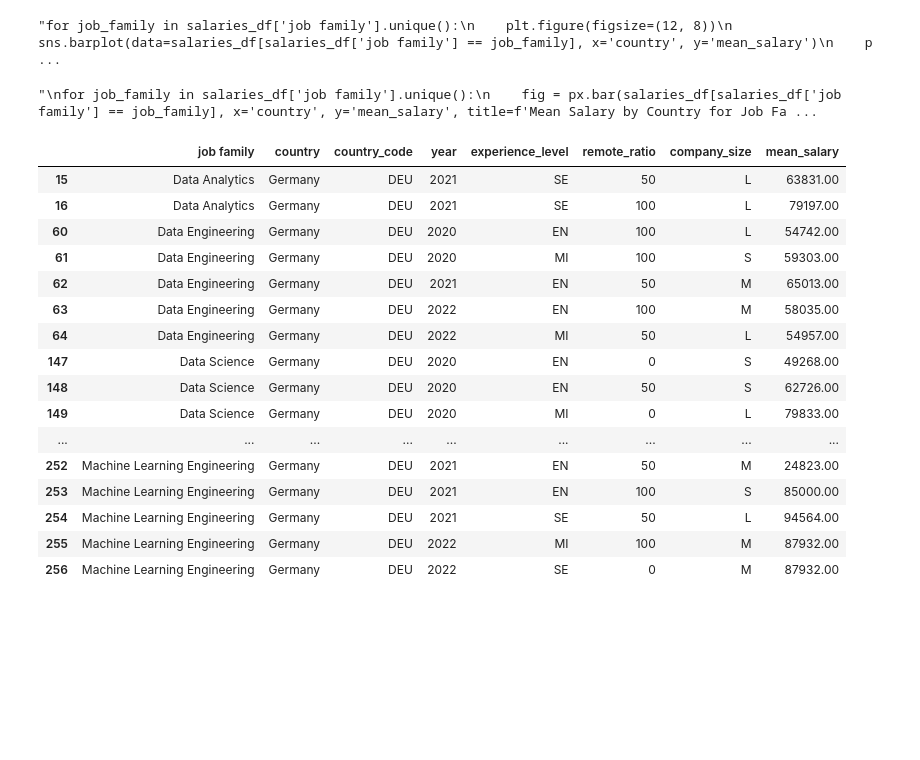
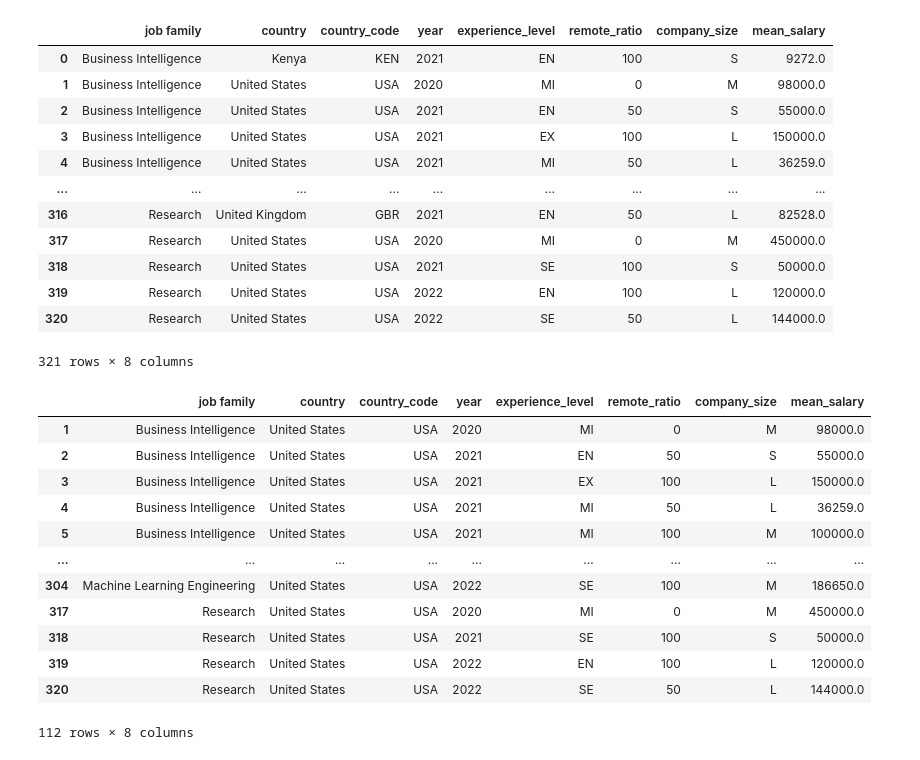
Before and after one commit to JeffDarhyl/Datafield-salaries, a Jupyter notebook: th.ipynb, the cells around one changed output. Drawn from its saved outputs; the diff is of its cells as text; code cells hidden in the pictures; blank space fills up the shorter version.

```diff
--- a/th.ipynb
+++ b/th.ipynb
@@ -69,31 +61,19 @@ salaries = salaries.to_dict()
 # %%
 salaries_df = pd.concat([pd.DataFrame([(key[0], key[1], key[2], key[3], key[4], key[5], key[6], value)], columns=['job family', 'country', 'country_code', 'year', 'experience_level', 'remote_ratio', 'company_size', 'mean_salary']) for key, value in salaries.items()], ignore_index=True)
 
 salaries_df.to_csv('echo.csv')
+salaries_df
+# %% [output]
+|  | job family | country | country_code | year | experience_level | remote_ratio | company_size | mean_salary |
+| 0 | Business Intelligence | Kenya | KEN | 2021 | EN | 100 | S | 9272.0 |
+| 1 | Business Intelligence | United States | USA | 2020 | MI | 0 | M | 98000.0 |
+| 2 | Business Intelligence | United States | USA | 2021 | EN | 50 | S | 55000.0 |
+| 3 | Business Intelligence | United States | USA | 2021 | EX | 100 | L | 150000.0 |
+| 4 | Business Intelligence | United States | USA | 2021 | MI | 50 | L | 36259.0 |
+| ... | ... | ... | ... | ... | ... | ... | ... | ... |
+| 316 | Research | United Kingdom | GBR | 2021 | EN | 50 | L | 82528.0 |
+| 317 | Research | United States | USA | 2020 | MI | 0 | M | 450000.0 |
+| 318 | Research | United States | USA | 2021 | SE | 100 | S | 50000.0 |
+| 319 | Research | United States | USA | 2022 | EN | 100 | L | 120000.0 |
+| 320 | Research | United States | USA | 2022 | SE | 50 | L | 144000.0 |
+321 rows × 8 columns
-# %%
-import seaborn as sns
-import matplotlib.pyplot as plt
-
-"""for job_family in salaries_df['job family'].unique():
-    plt.figure(figsize=(12, 8))
-    sns.barplot(data=salaries_df[salaries_df['job family'] == job_family], x='country', y='mean_salary')
-    plt.title(f'Mean Salary by Country for Job Family: {job_family}')
-    plt.xticks(rotation=45)
-    plt.ylabel('Mean Salary')
-    plt.xlabel('Country')
-    plt.show()
-"""
-# %% [output]
-"for job_family in salaries_df['job family'].unique():\n    plt.figure(figsize=(12, 8))\n    sns.barplot(data=salaries_df[salaries_df['job family'] == job_family], x='country', y='mean_salary')\n    p ...
-# %%
-import plotly.express as px
-import pandas as pd
-
-"""
-for job_family in salaries_df['job family'].unique():
-    fig = px.bar(salaries_df[salaries_df['job family'] == job_family], x='country', y='mean_salary', title=f'Mean Salary by Country for Job Family: {job_family}')
-    fig.update_xaxes(tickangle=45)
-    fig.show()
-"""
-# %% [output]
-"\nfor job_family in salaries_df['job family'].unique():\n    fig = px.bar(salaries_df[salaries_df['job family'] == job_family], x='country', y='mean_salary', title=f'Mean Salary by Country for Job Fa ...
@@ -112,23 +80,3 @@ fig.show()
-# %%
-salaries_df[salaries_df['country'] == 'Germany']
-# %% [output]
-|  | job family | country | country_code | year | experience_level | remote_ratio | company_size | mean_salary |
-| 15 | Data Analytics | Germany | DEU | 2021 | SE | 50 | L | 63831.00 |
-| 16 | Data Analytics | Germany | DEU | 2021 | SE | 100 | L | 79197.00 |
-| 60 | Data Engineering | Germany | DEU | 2020 | EN | 100 | L | 54742.00 |
-| 61 | Data Engineering | Germany | DEU | 2020 | MI | 100 | S | 59303.00 |
-| 62 | Data Engineering | Germany | DEU | 2021 | EN | 50 | M | 65013.00 |
-| 63 | Data Engineering | Germany | DEU | 2022 | EN | 100 | M | 58035.00 |
-| 64 | Data Engineering | Germany | DEU | 2022 | MI | 50 | L | 54957.00 |
-| 147 | Data Science | Germany | DEU | 2020 | EN | 0 | S | 49268.00 |
-| 148 | Data Science | Germany | DEU | 2020 | EN | 50 | S | 62726.00 |
-| 149 | Data Science | Germany | DEU | 2020 | MI | 0 | L | 79833.00 |
-| ... | ... | ... | ... | ... | ... | ... | ... | ... |
-| 252 | Machine Learning Engineering | Germany | DEU | 2021 | EN | 50 | M | 24823.00 |
-| 253 | Machine Learning Engineering | Germany | DEU | 2021 | EN | 100 | S | 85000.00 |
-| 254 | Machine Learning Engineering | Germany | DEU | 2021 | SE | 50 | L | 94564.00 |
-| 255 | Machine Learning Engineering | Germany | DEU | 2022 | MI | 100 | M | 87932.00 |
-| 256 | Machine Learning Engineering | Germany | DEU | 2022 | SE | 0 | M | 87932.00 |
 # %%
 # Créer le graphique en treillis
 fig = px.scatter(salaries_df, x="experience_level", y="mean_salary",
@@ -145,0 +88,18 @@ fig.show()
+# %%
+salaries_df_us = salaries_df[salaries_df['country_code'] == 'USA']
+
+salaries_df_us
+# %% [output]
+|  | job family | country | country_code | year | experience_level | remote_ratio | company_size | mean_salary |
+| 1 | Business Intelligence | United States | USA | 2020 | MI | 0 | M | 98000.0 |
+| 2 | Business Intelligence | United States | USA | 2021 | EN | 50 | S | 55000.0 |
+| 3 | Business Intelligence | United States | USA | 2021 | EX | 100 | L | 150000.0 |
+| 4 | Business Intelligence | United States | USA | 2021 | MI | 50 | L | 36259.0 |
+| 5 | Business Intelligence | United States | USA | 2021 | MI | 100 | M | 100000.0 |
+| ... | ... | ... | ... | ... | ... | ... | ... | ... |
+| 304 | Machine Learning Engineering | United States | USA | 2022 | SE | 100 | M | 186650.0 |
+| 317 | Research | United States | USA | 2020 | MI | 0 | M | 450000.0 |
+| 318 | Research | United States | USA | 2021 | SE | 100 | S | 50000.0 |
+| 319 | Research | United States | USA | 2022 | EN | 100 | L | 120000.0 |
+| 320 | Research | United States | USA | 2022 | SE | 50 | L | 144000.0 |
+112 rows × 8 columns
```
Also changed, not shown: parts of 9 cells of this notebook.
